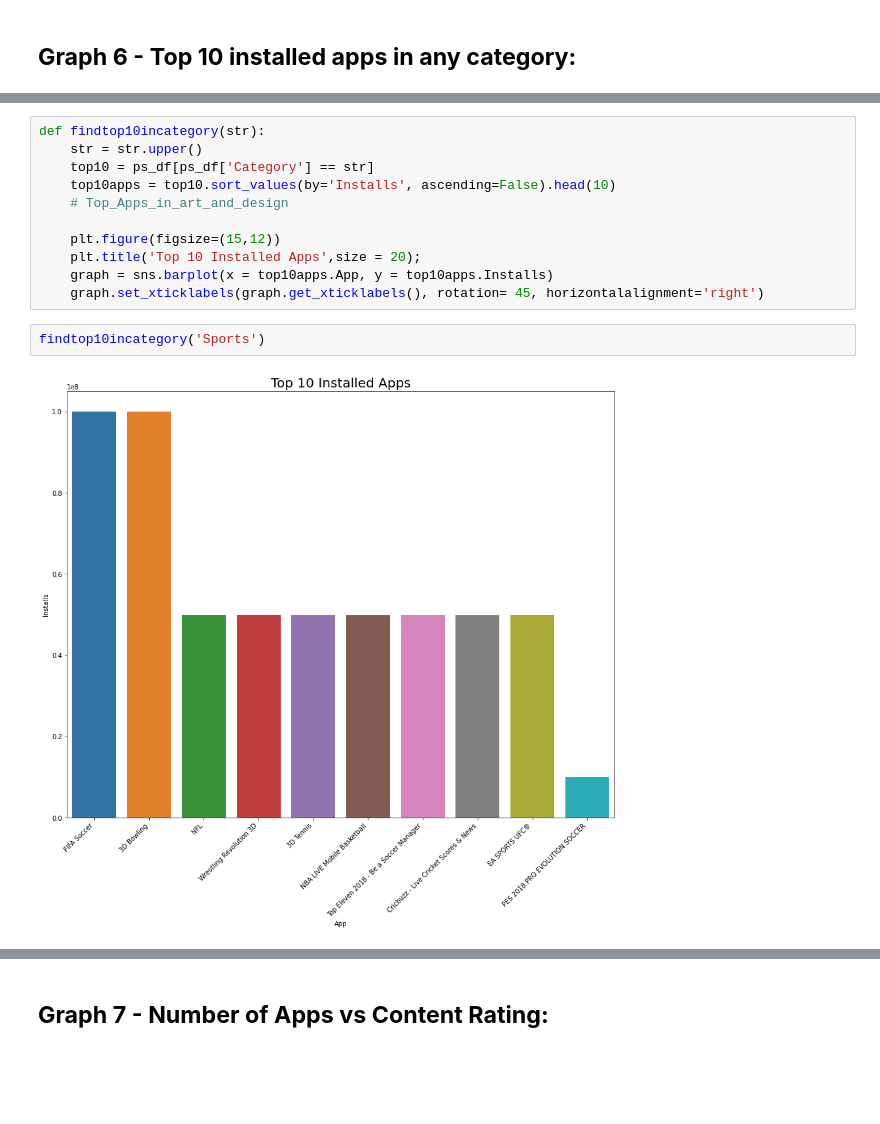
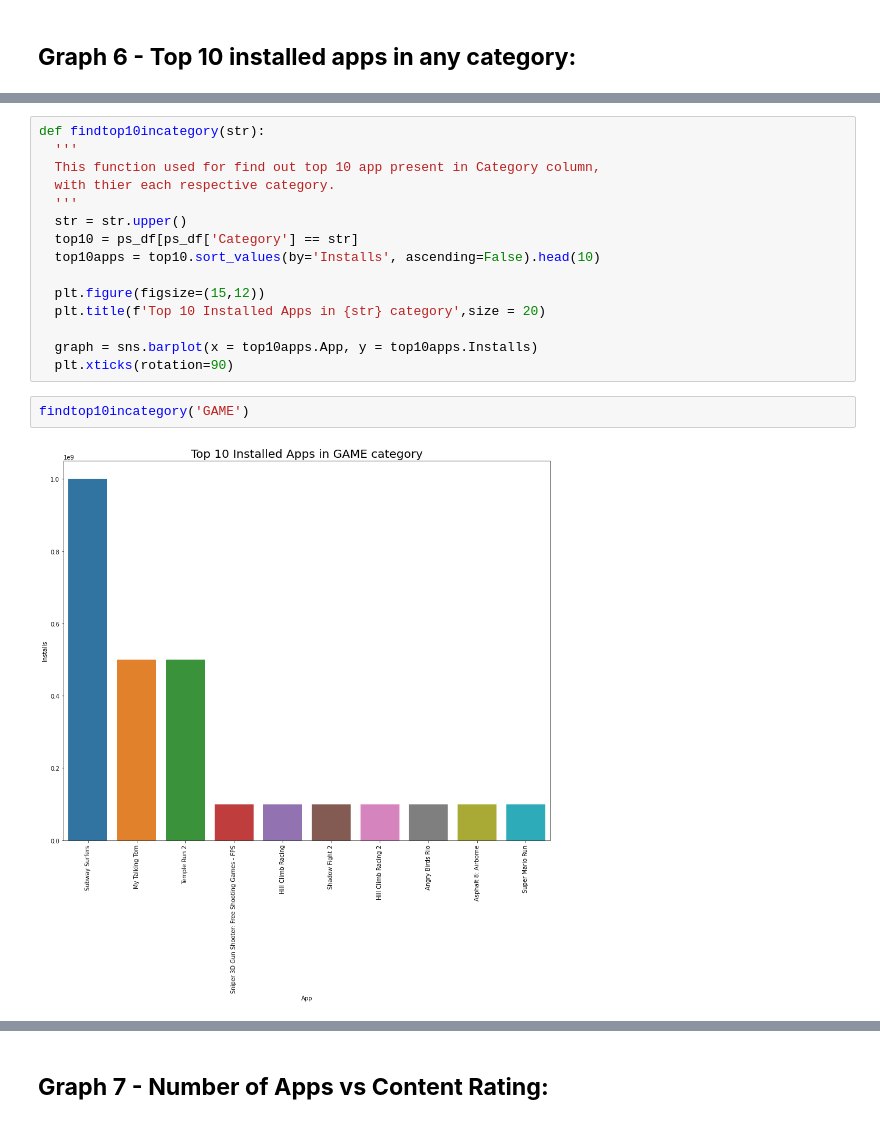
Before and after one commit to harkpun/Google-Play-Store-Analysis, a Jupyter notebook: Play_Store_Analysis.ipynb, the cells around one changed output, grey strips where cells are left out. Saved outputs shown, nothing was run; the diff lists cells and outputs as text; blank space fills up the shorter version.

```diff
--- a/Play_Store_Analysis.ipynb
+++ b/Play_Store_Analysis.ipynb
@@ -630,16 +604,20 @@ gen_count.tail()
 # %%
 def findtop10incategory(str):
-    str = str.upper()
-    top10 = ps_df[ps_df['Category'] == str]
-    top10apps = top10.sort_values(by='Installs', ascending=False).head(10)
-    # Top_Apps_in_art_and_design
+  '''
+  This function used for find out top 10 app present in Category column,
+  with thier each respective category.
+  '''
+  str = str.upper()
+  top10 = ps_df[ps_df['Category'] == str]
+  top10apps = top10.sort_values(by='Installs', ascending=False).head(10)
 
-    plt.figure(figsize=(15,12))
-    plt.title('Top 10 Installed Apps',size = 20);
-    graph = sns.barplot(x = top10apps.App, y = top10apps.Installs)
-    graph.set_xticklabels(graph.get_xticklabels(), rotation= 45, horizontalalignment='right')
+  plt.figure(figsize=(15,12))
+  plt.title(f'Top 10 Installed Apps in {str} category',size = 20)
+
+  graph = sns.barplot(x = top10apps.App, y = top10apps.Installs)
+  plt.xticks(rotation=90)
 # %%
-findtop10incategory('Sports')
+findtop10incategory('GAME')
 # %% [output]
-[figure, old version]
+[figure, new version]
 # %%
```
Also changed, not shown: parts of 63 cells of this notebook.
